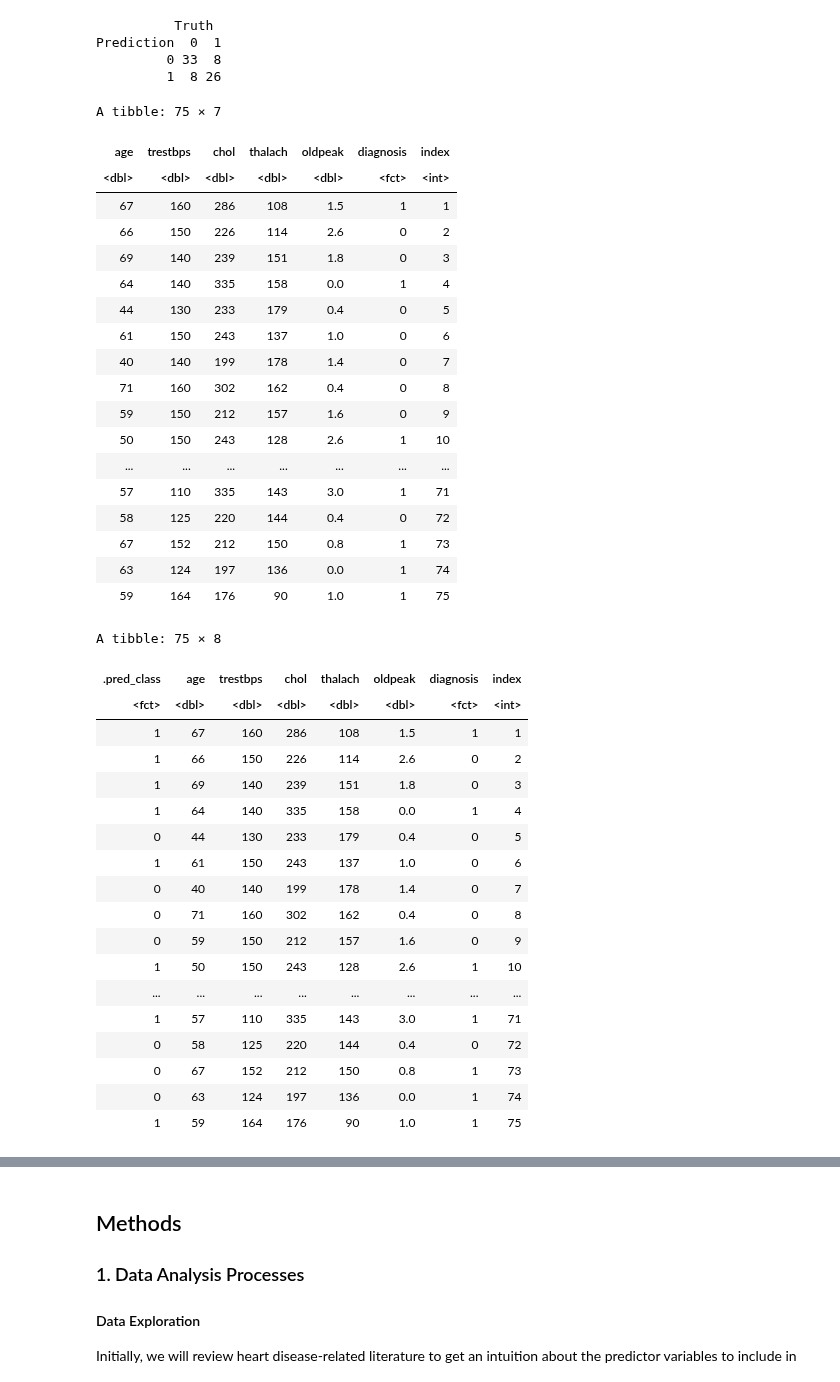
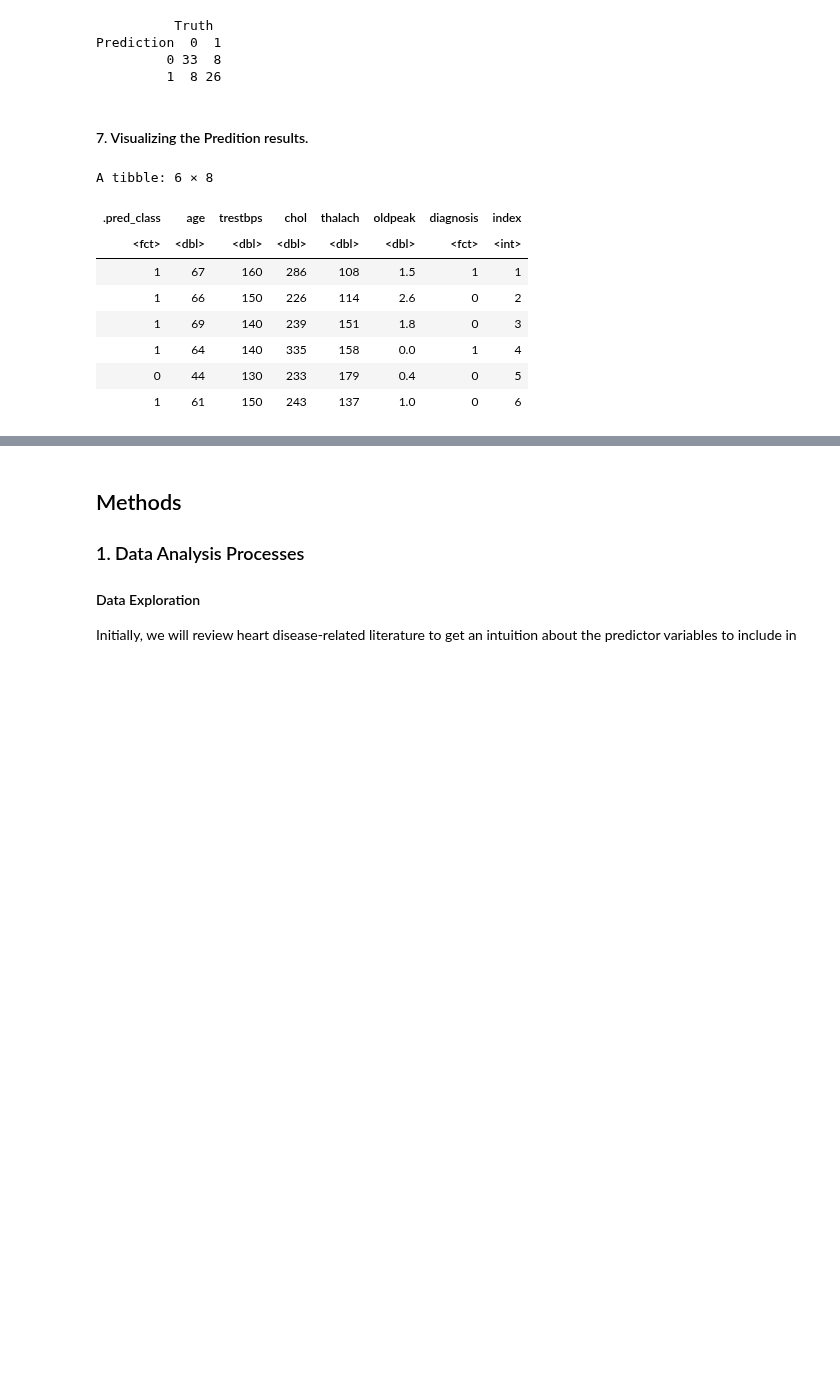
Before and after one commit to acholj/Updated-DSCI-Group-Project, a Jupyter notebook: Heart_Disease_Report.ipynb, the cells around one changed output, grey strips where cells are left out. Cells and saved outputs as stored; diff of their text form; code cells hidden in the pictures; blank space fills up the shorter version.

```diff
--- a/Heart_Disease_Report.ipynb
+++ b/Heart_Disease_Report.ipynb
@@ -339,46 +364,21 @@ confusion
 Prediction  0  1
          0 33  8
          1  8 26
+# %% [markdown]
+#### 7. Visualizing the Predition results.
 # %%
+# To add an index column to the data frame.
 heart_diagnosis_pred$index <- 1:nrow(heart_diagnosis_pred)
-heart_diagnosis_pred
+head(heart_diagnosis_pred)
+
 # Source: https://www.statology.org/add-index-column-to-data-frame-r/
 # %% [output]
-A tibble: 75 × 7
+A tibble: 6 × 8
-| age | trestbps | chol | thalach | oldpeak | diagnosis | index |
-| <dbl> | <dbl> | <dbl> | <dbl> | <dbl> | <fct> | <int> |
-| 67 | 160 | 286 | 108 | 1.5 | 1 | 1 |
-| 66 | 150 | 226 | 114 | 2.6 | 0 | 2 |
-| 69 | 140 | 239 | 151 | 1.8 | 0 | 3 |
-| 64 | 140 | 335 | 158 | 0.0 | 1 | 4 |
-| 44 | 130 | 233 | 179 | 0.4 | 0 | 5 |
-| 61 | 150 | 243 | 137 | 1.0 | 0 | 6 |
-| 40 | 140 | 199 | 178 | 1.4 | 0 | 7 |
-| 71 | 160 | 302 | 162 | 0.4 | 0 | 8 |
-| 59 | 150 | 212 | 157 | 1.6 | 0 | 9 |
-| 50 | 150 | 243 | 128 | 2.6 | 1 | 10 |
-| ... | ... | ... | ... | ... | ... | ... |
-| 57 | 110 | 335 | 143 | 3.0 | 1 | 71 |
-| 58 | 125 | 220 | 144 | 0.4 | 0 | 72 |
-| 67 | 152 | 212 | 150 | 0.8 | 1 | 73 |
-| 63 | 124 | 197 | 136 | 0.0 | 1 | 74 |
-| 59 | 164 | 176 | 90 | 1.0 | 1 | 75 |
+| .pred_class | age | trestbps | chol | thalach | oldpeak | diagnosis | index |
+| <fct> | <dbl> | <dbl> | <dbl> | <dbl> | <dbl> | <fct> | <int> |
+| 1 | 67 | 160 | 286 | 108 | 1.5 | 1 | 1 |
+| 1 | 66 | 150 | 226 | 114 | 2.6 | 0 | 2 |
+| 1 | 69 | 140 | 239 | 151 | 1.8 | 0 | 3 |
+| 1 | 64 | 140 | 335 | 158 | 0.0 | 1 | 4 |
+| 0 | 44 | 130 | 233 | 179 | 0.4 | 0 | 5 |
+| 1 | 61 | 150 | 243 | 137 | 1.0 | 0 | 6 |
-A tibble: 75 × 8
-| .pred_class | age | trestbps | chol | thalach | oldpeak | diagnosis | index |
-| <fct> | <dbl> | <dbl> | <dbl> | <dbl> | <dbl> | <fct> | <int> |
-| 1 | 67 | 160 | 286 | 108 | 1.5 | 1 | 1 |
-| 1 | 66 | 150 | 226 | 114 | 2.6 | 0 | 2 |
-| 1 | 69 | 140 | 239 | 151 | 1.8 | 0 | 3 |
-| 1 | 64 | 140 | 335 | 158 | 0.0 | 1 | 4 |
-| 0 | 44 | 130 | 233 | 179 | 0.4 | 0 | 5 |
-| 1 | 61 | 150 | 243 | 137 | 1.0 | 0 | 6 |
-| 0 | 40 | 140 | 199 | 178 | 1.4 | 0 | 7 |
-| 0 | 71 | 160 | 302 | 162 | 0.4 | 0 | 8 |
-| 0 | 59 | 150 | 212 | 157 | 1.6 | 0 | 9 |
-| 1 | 50 | 150 | 243 | 128 | 2.6 | 1 | 10 |
-| ... | ... | ... | ... | ... | ... | ... | ... |
-| 1 | 57 | 110 | 335 | 143 | 3.0 | 1 | 71 |
-| 0 | 58 | 125 | 220 | 144 | 0.4 | 0 | 72 |
-| 0 | 67 | 152 | 212 | 150 | 0.8 | 1 | 73 |
-| 0 | 63 | 124 | 197 | 136 | 0.0 | 1 | 74 |
-| 1 | 59 | 164 | 176 | 90 | 1.0 | 1 | 75 |
```
Also changed, not shown: parts of 5 cells of this notebook.
